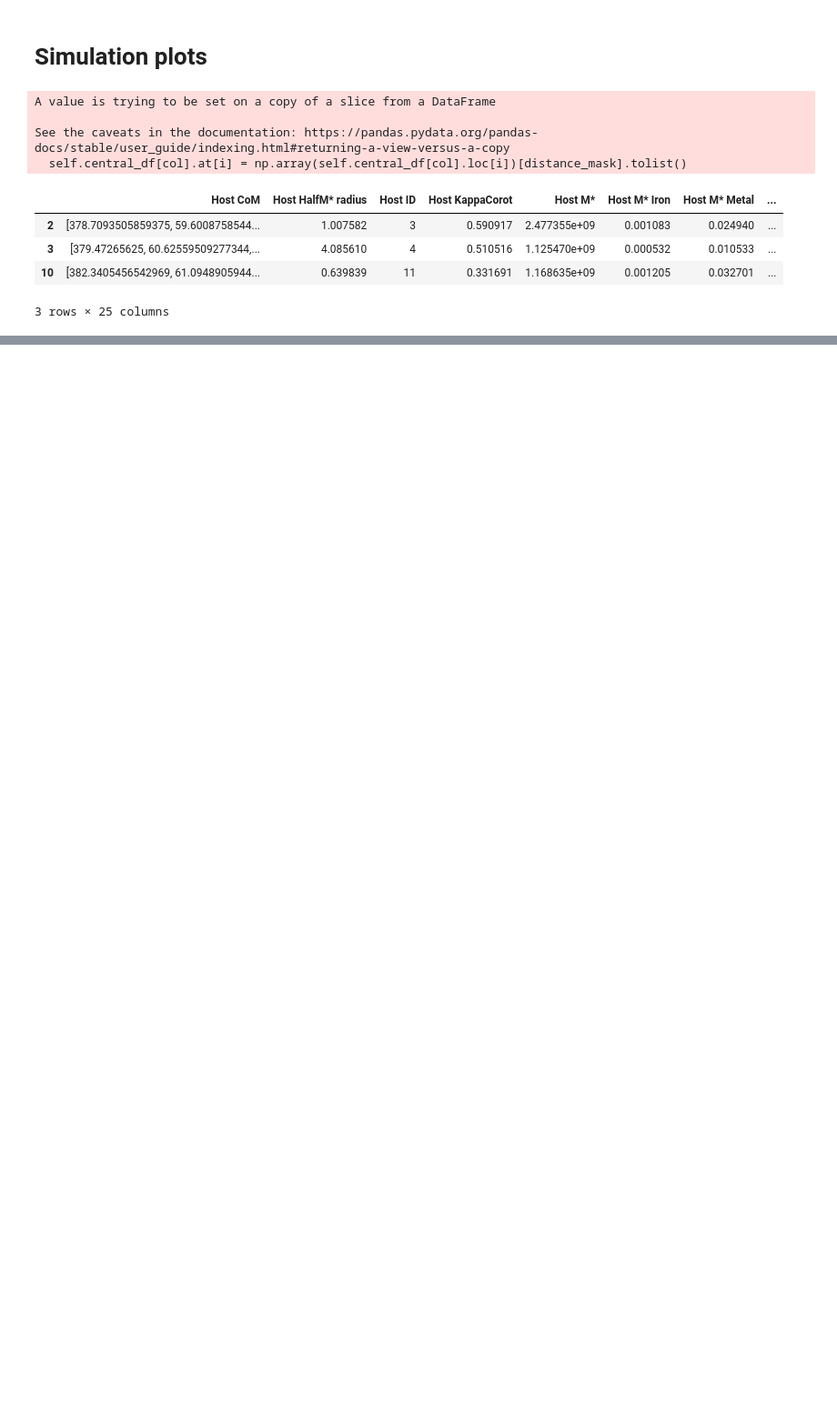
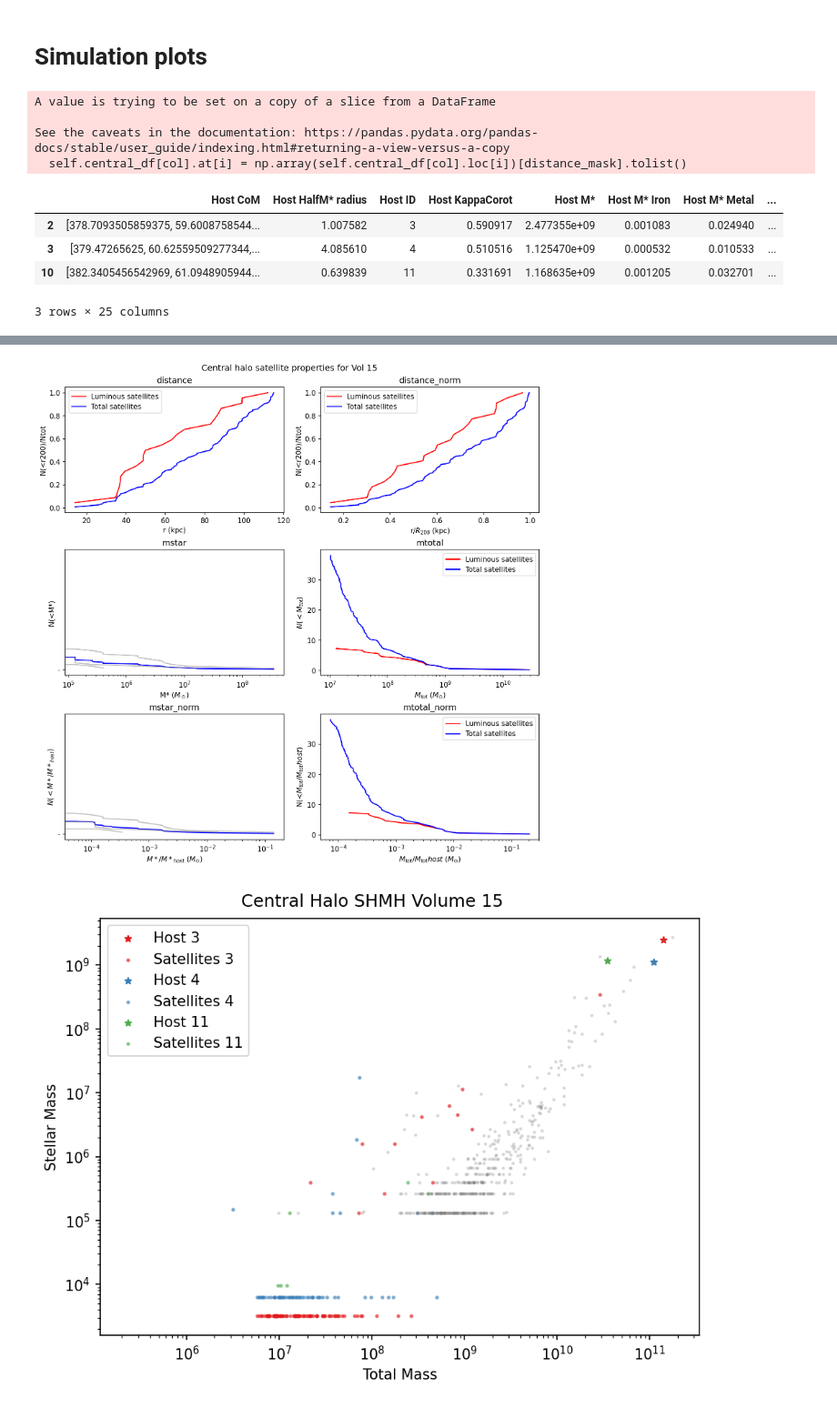
Before and after one commit to PK0207/scripts_by_me, a Jupyter notebook: cosmo_simulations/sim_rework.ipynb, the cells around one changed output, grey strips where cells are left out. Shown at 91% size. Saved outputs shown, nothing was run; the diff lists cells and outputs as text; code cells hidden in the pictures; blank space fills up the shorter version.

Commit message:
Made all plots functions
added volume number to number plot titles
Made plots for every 5th volume
changed from non-luminous to all satellites

```diff
--- a/cosmo_simulations/sim_rework.ipynb
+++ b/cosmo_simulations/sim_rework.ipynb
@@ -594,3 +609,9 @@ plt.show()
+# %%
+vol15_plotsim.lum_nonlum_number_plots() #change to total satellites and luminous
+vol15_plotsim.smhm_centralhalos()
+# %% [output]
+[figure, added]
+[figure, added]
 # %%
 vol15_plotsim.plotFieldHaloMassDist()
 vol15_plotsim.plotStellarMassHaloMass_all()
```
Also changed, not shown: parts of 15 cells of this notebook.
